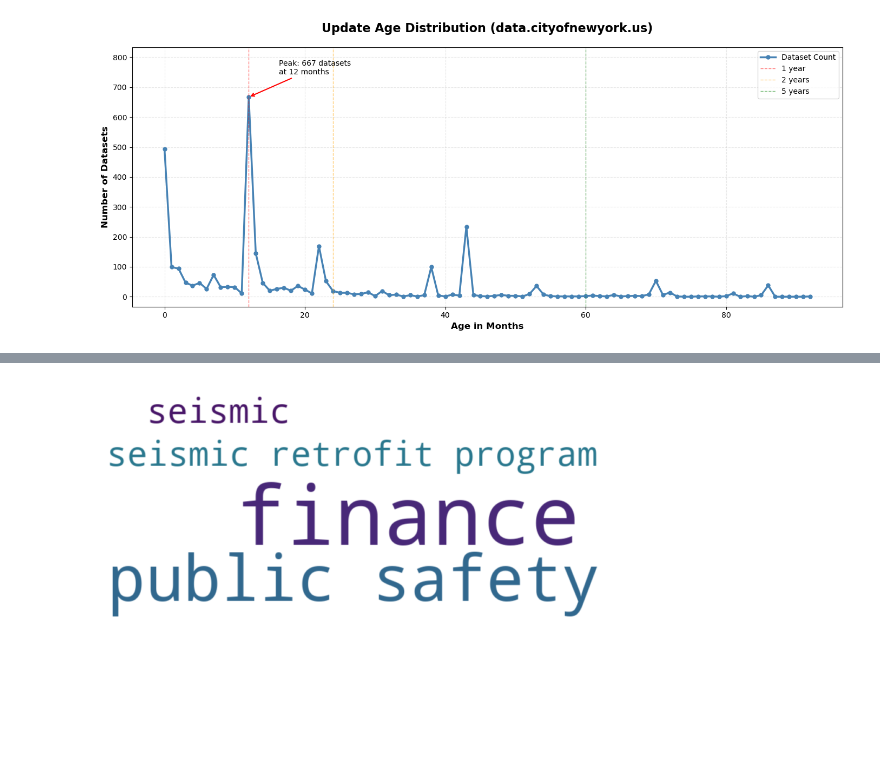
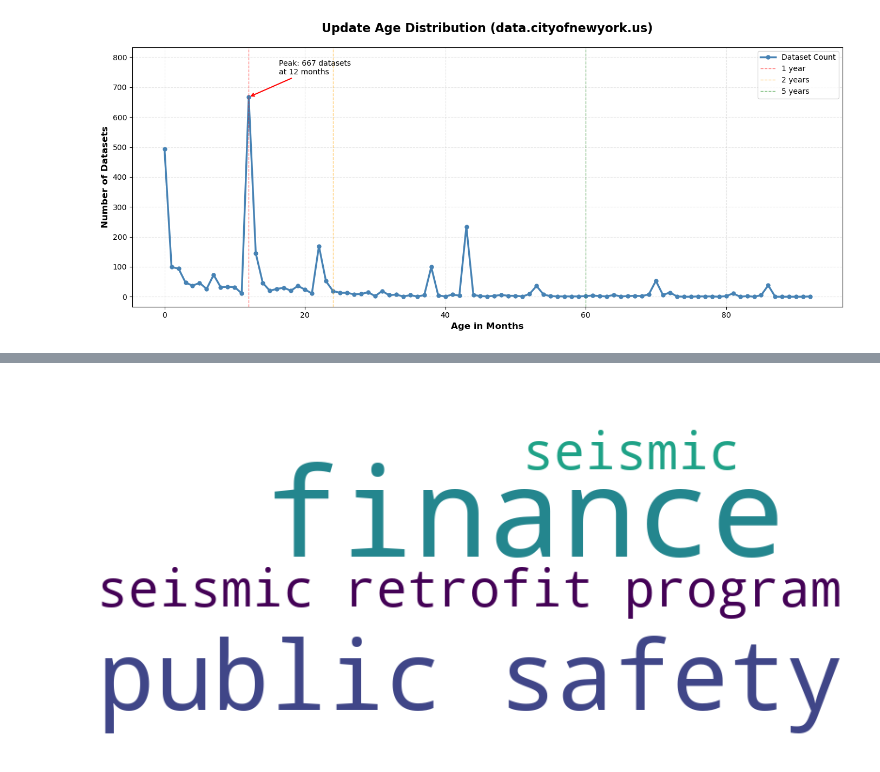
Before and after one commit to JohnathanChan973/urban-data-study, a Jupyter notebook: src/graphics.ipynb, the cells around one changed output, grey strips where cells are left out. Drawn from its saved outputs; the diff is of its cells as text; code cells hidden in the pictures; blank space fills up the shorter version.

```diff
--- a/src/graphics.ipynb
+++ b/src/graphics.ipynb
@@ -61,5 +61,5 @@ from socrata_interface.io import read_data
 from models.data_summary import DataSummary
 
 plotter = All_Domain_Plotter("asdfg")
-summary_dct = read_data("data.weho.org", "12345", "summary")
+summary_dct = read_data("weho", "12345", "summary")
 summary = DataSummary.from_dict(summary_dct)
@@ -66,4 +88,8 @@ summary = DataSummary.from_dict(summary_dct)
+# %%
+wc = WordCloud(width = 800, height = 400, background_color="white")
 # %%
-plotter.tagcloud(summary, log=False)
+cloud = plotter.tagcloud(summary, wc, log=False)
-# %% [output]
-[figure, removed]
+# %%
+cloud.to_image()
+# %% [output]
+[figure, added]
```
Also changed, not shown: parts of 2 cells of this notebook, 30 other files.
